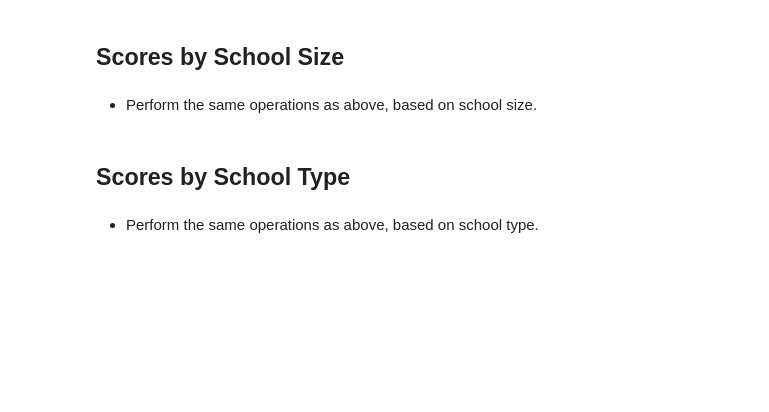
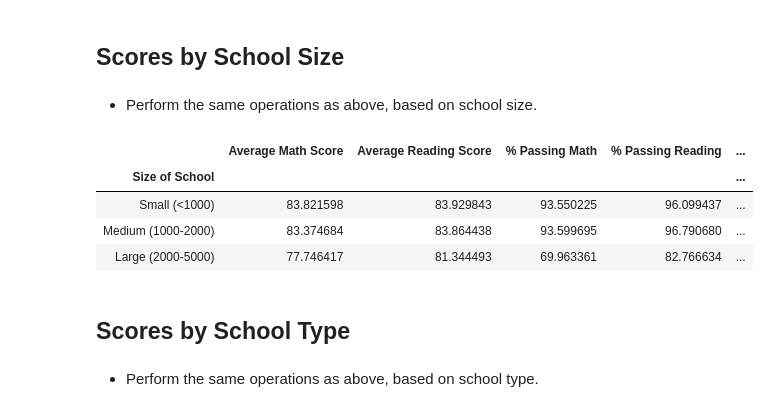
Before and after one commit to chrisbock76/Pandas_Challenge, a Jupyter notebook: PyCitySchools/PyCitySchools.ipynb, the cells around one changed output. Cells and saved outputs as stored; diff of their text form; code cells hidden in the pictures; blank space fills up the shorter version.

```diff
--- a/PyCitySchools/PyCitySchools.ipynb
+++ b/PyCitySchools/PyCitySchools.ipynb
@@ -336,7 +336,23 @@ school_rename.max()
 # %%
 # Sample bins. Feel free to create your own bins.
 size_bins = [0, 1000, 2000, 5000]
 group_names = ["Small (<1000)", "Medium (1000-2000)", "Large (2000-5000)"]
+
+#Use new_school_df -- removing extra columns -- and create a new column using binning
+#COPY new_school_df for future use!!!
+size_bin_df = new_school_df
+size_bin_df["Size of School"] = pd.cut(size_bin_df["School Size"], size_bins, labels=group_names)
+size_bin_df = size_bin_df.groupby("Size of School")
+size_rename = size_bin_df[["Average Math Score", "Average Reading Score", "% Passing Math",
+                               "% Passing Reading", "% Overall Passing Rate"]]
+
+size_rename.mean()
+# %% [output]
+|  | Average Math Score | Average Reading Score | % Passing Math | % Passing Reading | ... |
+| Size of School |  |  |  |  | ... |
+| Small (<1000) | 83.821598 | 83.929843 | 93.550225 | 96.099437 | ... |
+| Medium (1000-2000) | 83.374684 | 83.864438 | 93.599695 | 96.790680 | ... |
+| Large (2000-5000) | 77.746417 | 81.344493 | 69.963361 | 82.766634 | ... |
 # %% [markdown]
 ## Scores by School Type
 # %% [markdown]
```
Also changed, not shown: parts of 2 cells of this notebook.
